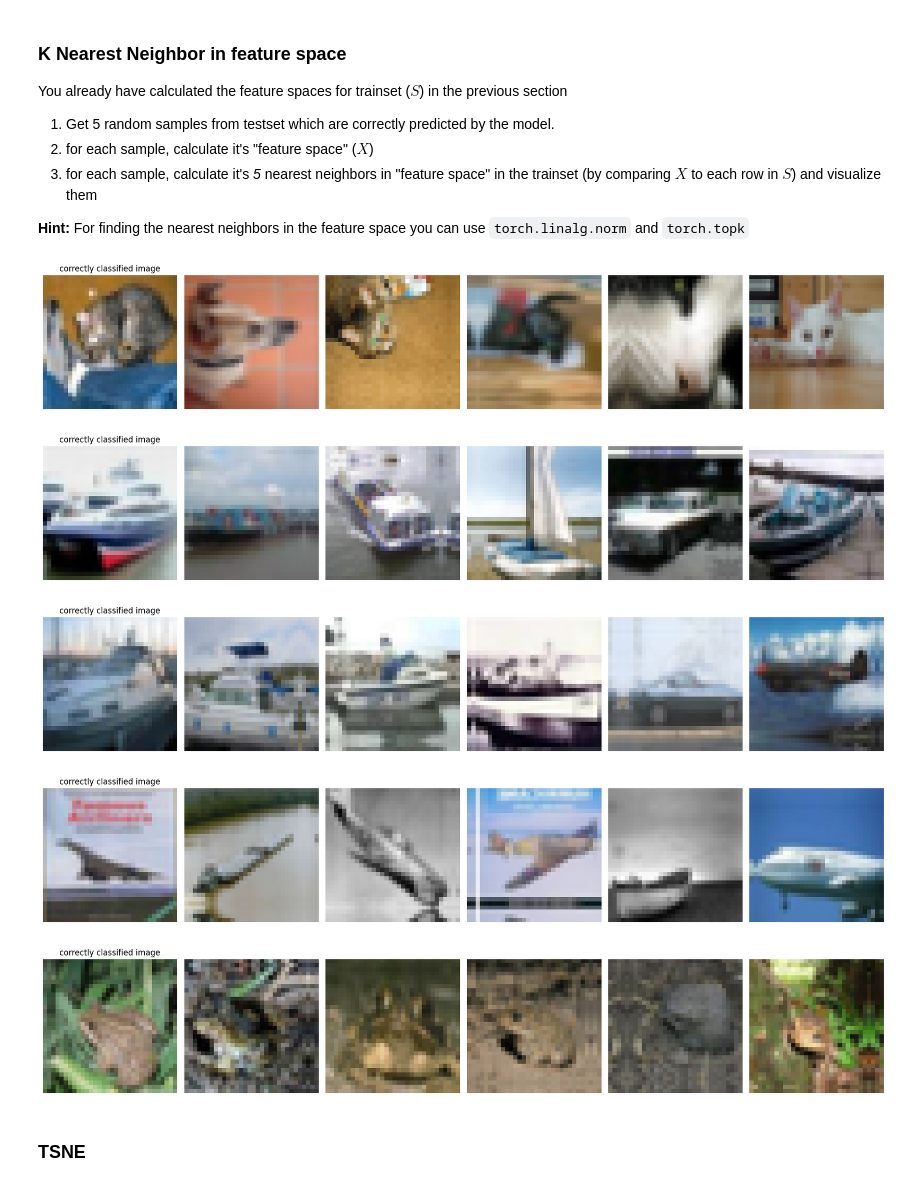
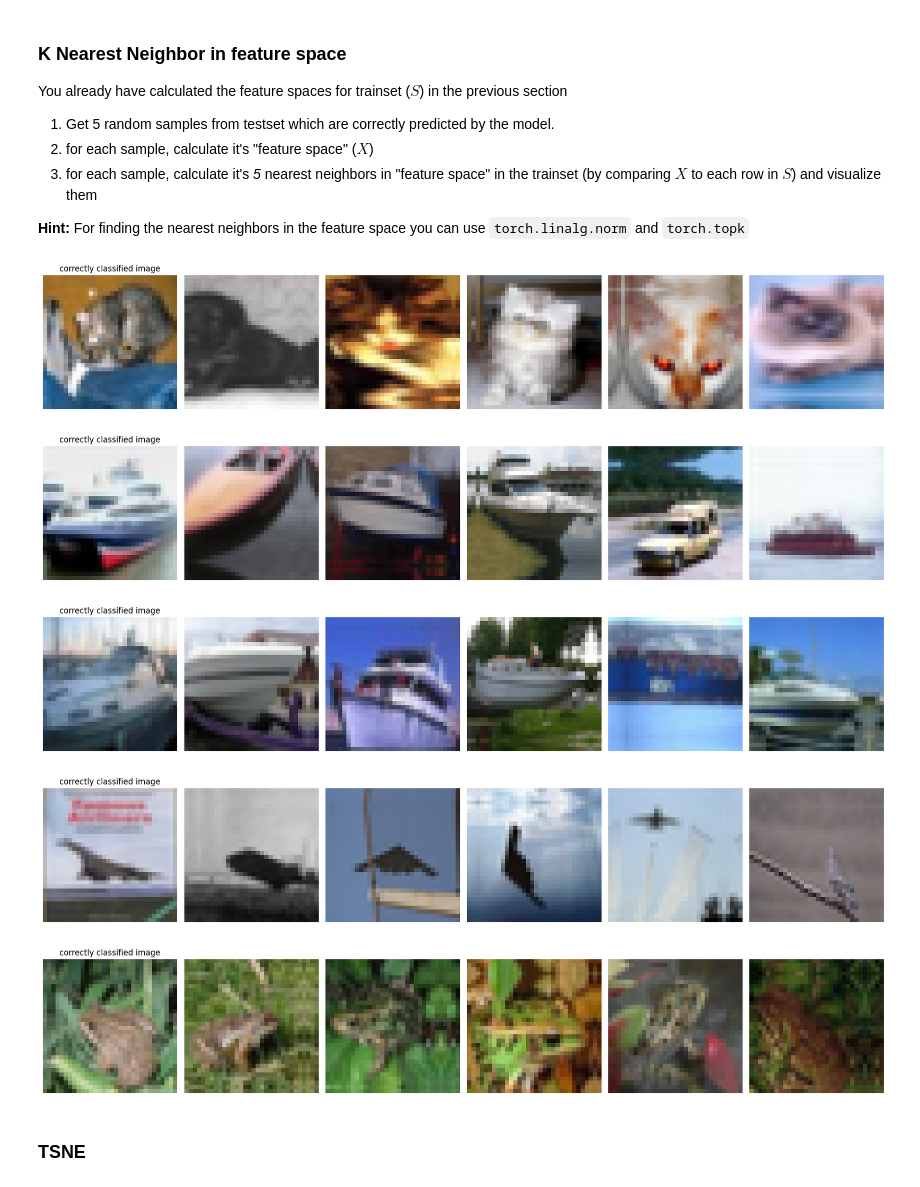
Before and after one commit to sehbeygi79/CIFAR10-Classification-Colorization, a Jupyter notebook: CIFAR10_Classification_And_Colorization.ipynb, the cells around one changed output. Saved outputs shown, nothing was run; the diff lists cells and outputs as text; code cells hidden in the pictures.

Commit message:
latent space calculation changed to use embeddings before the last FC layer

```diff
--- a/CIFAR10_Classification_And_Colorization.ipynb
+++ b/CIFAR10_Classification_And_Colorization.ipynb
@@ -617,20 +617,32 @@ You have trained and evaluated your model. Now, for each sample in the trainset,
 
 - **Hint 2:** Pay attension to the `shuffle` attribute of your train dataloader (If needed)
 # %%
+hook_output = None
+
+
+def my_hook(module_, input_, output_):
+    global hook_output
+    hook_output = output_
+
+
+# Getting the outputs before the last FC layer of ResNet18 model
+hook_registered = net.model[9].register_forward_hook(my_hook)
+
 initial_trainloader = torch.utils.data.DataLoader(
     initial_trainset, batch_size=batch_size, num_workers=num_workers
 )
-
-N = 10
+# This is the dimension of the outputs before the last FC layer
+N = 512
 trainset_feature_space = torch.empty(0, N).to(device)
 net.to(device)
 net = net.eval()
 with torch.no_grad():
     for inputs, _ in tqdm(initial_trainloader, desc="Prediction"):
         inputs = inputs.to(device)
+        net(inputs)
+        trainset_feature_space = torch.cat((trainset_feature_space, hook_output), dim=0)
 
-        y_hat = net(inputs)
-        trainset_feature_space = torch.cat((trainset_feature_space, y_hat), dim=0)
+hook_registered.remove()
 
 print(trainset_feature_space.shape)
 # %% [output]
@@ -675,39 +687,44 @@ def get_correctly_classified_images(model, data_loader, device, num_images=5):
             _, predicted = torch.max(outputs, 1)
             correctly_classified_mask = predicted == labels
             correctly_classified_images.extend(images[correctly_classified_mask])
             true_labels.extend(labels[correctly_classified_mask].tolist())
             if len(correctly_classified_images) >= num_images:
                 break
 
     return (
         correctly_classified_images[:num_images],
         true_labels[:num_images],
     )
 
 
+# Getting the outputs before the last FC layer of ResNet18 model
+hook_registered = net.model[9].register_forward_hook(my_hook)
+
 correctly_classified_images, true_labels = get_correctly_classified_images(
     net, testloader, device
 )
 
 correctly_classified_inputs = torch.stack(correctly_classified_images).to(device)
 
 net.to(device)
 net = net.eval()
 with torch.no_grad():
-    correctly_classified_embeddings = net(correctly_classified_inputs)
+    net(correctly_classified_inputs)
+    correctly_classified_embeddings = hook_output
+hook_registered.remove()
 
 k_neighbors = 5
 for i, emb in enumerate(correctly_classified_embeddings):
     distances = torch.linalg.norm(trainset_feature_space - emb, dim=1)
     _, neighbor_indices = torch.topk(-distances, k=k_neighbors)
     neighbor_imgs = [initial_trainset[idx][0] for idx in neighbor_indices]
     visualize_knn(correctly_classified_inputs[i], neighbor_imgs)
 # %% [output]
-[figure, old version]
+[figure, new version]
-[figure, old version]
+[figure, new version]
-[figure, old version]
+[figure, new version]
-[figure, old version]
+[figure, new version]
-[figure, old version]
+[figure, new version]
 # %% [markdown]
 ### TSNE
 # %% [markdown]
```
Also changed, not shown: parts of 11 cells of this notebook.
